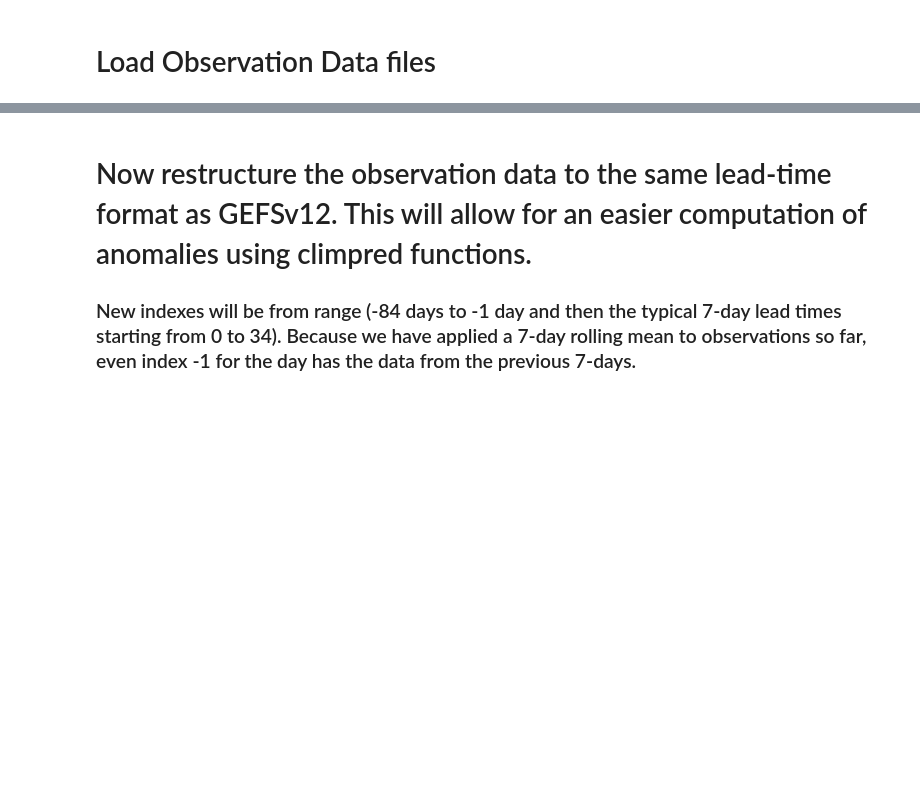
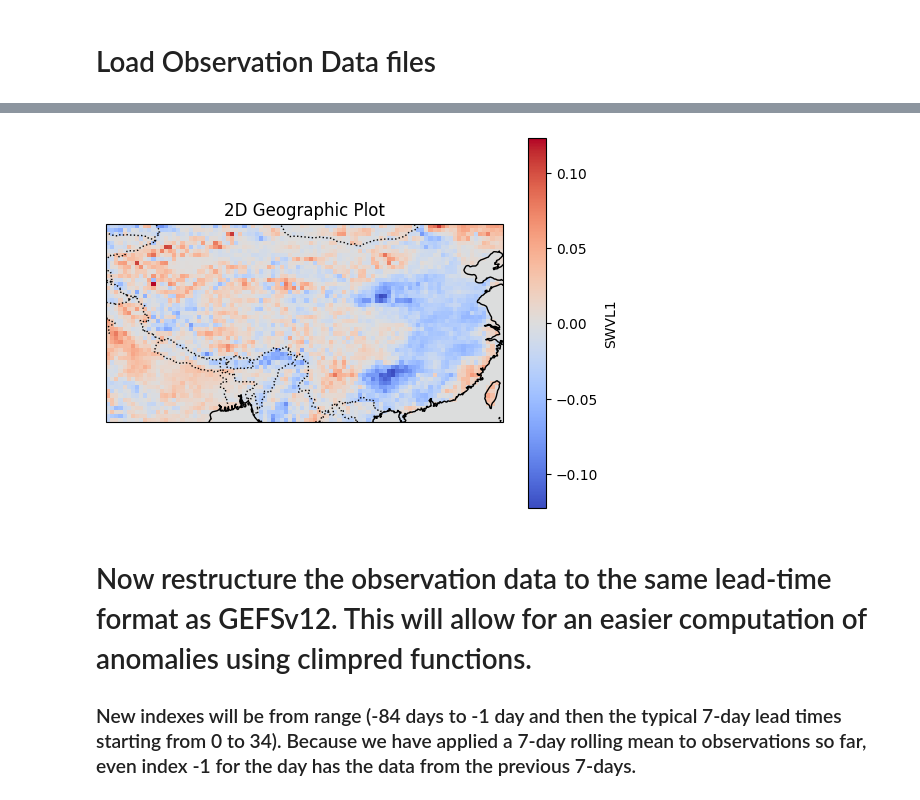
Before and after one commit to kyle-lesinger/dl_dm_rzsm_subseasonal_forecast, a Jupyter notebook: 01A_min_max_each_region&reforecast_v5.ipynb, the cells around one changed output, grey strips where cells are left out. Saved outputs shown, nothing was run; the diff lists cells and outputs as text; code cells hidden in the pictures; blank space fills up the shorter version.

```diff
--- a/01A_min_max_each_region&reforecast_v5.ipynb
+++ b/01A_min_max_each_region&reforecast_v5.ipynb
@@ -235,6 +203,11 @@ else:
     combined_files=combined_files.astype(np.float32)
 
     combined_files.to_netcdf(soil_anom)
+# %%
+#quick plot of combined files
+qp.d2_plot(combined_files[putils.xarray_varname(combined_files)][20,:,:])
+# %% [output]
+[figure, added]
 # %% [markdown]
 # Now restructure the observation data to the same lead-time format as GEFSv12. This will allow for an easier computation of anomalies using climpred functions.
 
```
Also changed, not shown: parts of 6 cells of this notebook, 14 other files.
